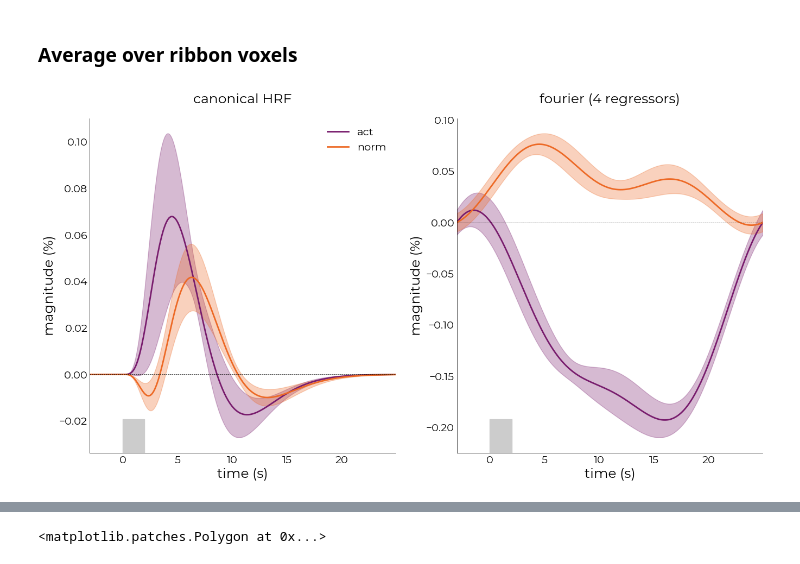
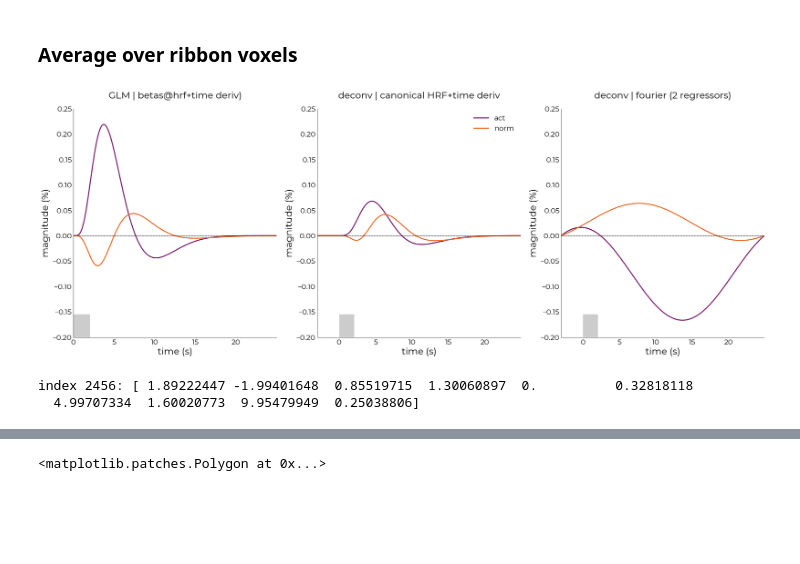
Before and after one commit to spinoza-centre/holeresponse, a Jupyter notebook: notebooks/srf_pilot.ipynb, the cells around one changed output, grey strips where cells are left out. Saved outputs shown, nothing was run; the diff lists cells and outputs as text; code cells hidden in the pictures; blank space fills up the shorter version.

```diff
--- a/notebooks/srf_pilot.ipynb
+++ b/notebooks/srf_pilot.ipynb
@@ -110,7 +184,7 @@ task_onsets = utils.select_from_df(df_onsets, expression="event_type != response
 for ix,task in enumerate(["SRFa","SRFb"]):
 
     # sort out func
-    df = utils.select_from_df(df_ribbon, expression=f"task = {task}").reset_index()
+    df = utils.select_from_df(df_ribbon_avg, expression=f"task = {task}").reset_index()
     df["run"] = ix+1
     df = df.drop("task", axis=1)
     renamed_func.append(df)
@@ -123,5 +197,5 @@ for ix,task in enumerate(["SRFa","SRFb"]):
 
 renamed_func = pd.concat(renamed_func).set_index(["subject","run","t"])
 renamed_onsets = pd.concat(renamed_onsets).set_index(["subject","run","event_type"])
-renamed_onsets
+renamed_func
 # %% [output]
@@ -143,0 +284,11 @@ renamed_onsets
+# %%
+fitter = glm.GenericGLM(
+    utils.select_from_df(renamed_onsets, expression="run = 1"),
+    utils.select_from_df(renamed_func, expression="run = 1"),
+    hrf_pars="glover",
+    derivative=True,
+    TR=0.105,
+    osf=100,
+    make_figure=True,
+    verbose=True,
+    fit=True)
@@ -159,7 +333,7 @@ fou_fit = fitting.NideconvFitter(
     renamed_func,
     renamed_onsets,
     basis_sets='fourier',
-    n_regressors=4,
+    n_regressors=2,
     TR=0.105,
     interval=[-3,25],
     add_intercept=True,
@@ -197,31 +371,53 @@ Done
 ### Average over ribbon voxels
 # %%
 %matplotlib inline
-fig,axs = plt.subplots(ncols=2, figsize=(16,8))
+fig,axs = plt.subplots(ncols=3, figsize=(24,8))
+
+hrf_act = np.squeeze(np.array(fitter.hrf).T @ fitter.results["betas"][1:3])
+hrf_norm = np.squeeze(np.array(fitter.hrf).T @ fitter.results["betas"][3:])
+
+time_axis = list(((np.arange(0,hrf_act.shape[0]))/fitter.osf)*fitter.TR)
+y_lim = [-0.2,0.25]
+plotting.LazyPlot(
+    [hrf_act,hrf_norm],
+    xx=time_axis,
+    x_label="time (s)",
+    y_label="magnitude (%)",
+    add_hline='default',
+    axs=axs[0],
+    title="GLM | betas@hrf+time deriv)",
+    line_width=2,
+    cmap='inferno',
+    y_lim=y_lim)
+
 can_fit.plot_average_per_event(
     x_label="time (s)",
     y_label="magnitude (%)",
     add_hline='default',
-    axs=axs[0],
-    title="canonical HRF",
+    axs=axs[1],
+    title="deconv | canonical HRF+time deriv",
     labels=can_fit.cond,
     line_width=2,
-    cmap='inferno')
+    cmap='inferno',
+    y_lim=y_lim)
 
 fou_fit.plot_average_per_event(
     x_label="time (s)",
     y_label="magnitude (%)",
     add_hline='default',
-    axs=axs[1],
-    title="fourier (4 regressors)",
+    axs=axs[2],
+    title=f"deconv | fourier ({fou_fit.n_regressors} regressors)",
     line_width=2,
-    cmap='inferno')
+    cmap='inferno',
+    y_lim=y_lim)
 
 # plot stimulus onset
 for ax in axs:
     ax.axvspan(0,2, ymax=0.1, color="#cccccc")
 # %% [output]
-[figure, old version]
+[figure, new version]
+index 2456: [ 1.89222447 -1.99401648  0.85519715  1.30060897  0.          0.32818118
+  4.99707334  1.60020773  9.95479949  0.25038806]
 # %%
 can_fit.model.get_rsq()
 # %% [output]
```
Also changed, not shown: parts of 17 cells of this notebook.
